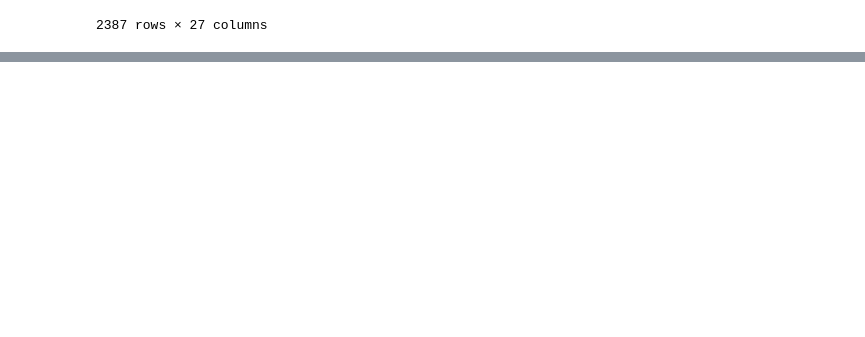
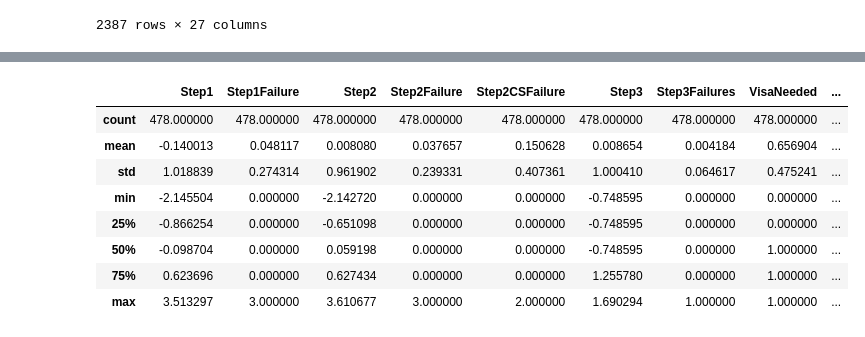
Before and after one commit to Huang-Raoyi/usmle-web-calculator-demo, a Jupyter notebook: data-model/logisticRegression.ipynb, the cells around one changed output, grey strips where cells are left out. Drawn from its saved outputs; the diff is of its cells as text; code cells hidden in the pictures; blank space fills up the shorter version.

```diff
--- a/data-model/logisticRegression.ipynb
+++ b/data-model/logisticRegression.ipynb
@@ -160,0 +174,13 @@ ValueError: Unknown label type: 'continuous'
+# %%
+import matplotlib.pyplot as plt
+
+features_toNormalize = ['Step1', 'Step2', 'Step3', 'YOG', 'ClinicalExperience', 'ResearchExperience', 'papers']
+X_train_normalize = X_train.copy()
+X_test_normalize = X_test.copy()
+
+for feature in features_toNormalize:
+    plt.hist(X_train[feature], bins=100, edgecolor='black')
+    plt.title(f'Distribution of {feature}')
+    plt.xlabel('Value')
+    plt.ylabel('Frequency')
+    plt.show()
@@ -160,0 +195,17 @@ ValueError: Unknown label type: 'continuous'
+# %%
+for feature in features_toNormalize:
+    X_test_normalize[feature] = (X_test_normalize[feature] - X_train[feature].mean())/X_train[feature].std()
+    X_train_normalize[feature] = (X_train_normalize[feature] - X_train[feature].mean())/X_train[feature].std()
+
+
+X_test_normalize.describe()
+# %% [output]
+|  | Step1 | Step1Failure | Step2 | Step2Failure | Step2CSFailure | Step3 | Step3Failures | VisaNeeded | ... |
+| count | 478.000000 | 478.000000 | 478.000000 | 478.000000 | 478.000000 | 478.000000 | 478.000000 | 478.000000 | ... |
+| mean | -0.140013 | 0.048117 | 0.008080 | 0.037657 | 0.150628 | 0.008654 | 0.004184 | 0.656904 | ... |
+| std | 1.018839 | 0.274314 | 0.961902 | 0.239331 | 0.407361 | 1.000410 | 0.064617 | 0.475241 | ... |
+| min | -2.145504 | 0.000000 | -2.142720 | 0.000000 | 0.000000 | -0.748595 | 0.000000 | 0.000000 | ... |
+| 25% | -0.866254 | 0.000000 | -0.651098 | 0.000000 | 0.000000 | -0.748595 | 0.000000 | 0.000000 | ... |
+| 50% | -0.098704 | 0.000000 | 0.059198 | 0.000000 | 0.000000 | -0.748595 | 0.000000 | 1.000000 | ... |
+| 75% | 0.623696 | 0.000000 | 0.627434 | 0.000000 | 0.000000 | 1.255780 | 0.000000 | 1.000000 | ... |
+| max | 3.513297 | 3.000000 | 3.610677 | 3.000000 | 2.000000 | 1.690294 | 1.000000 | 1.000000 | ... |
```
Also changed, not shown: parts of 24 cells of this notebook, 1 other file.
